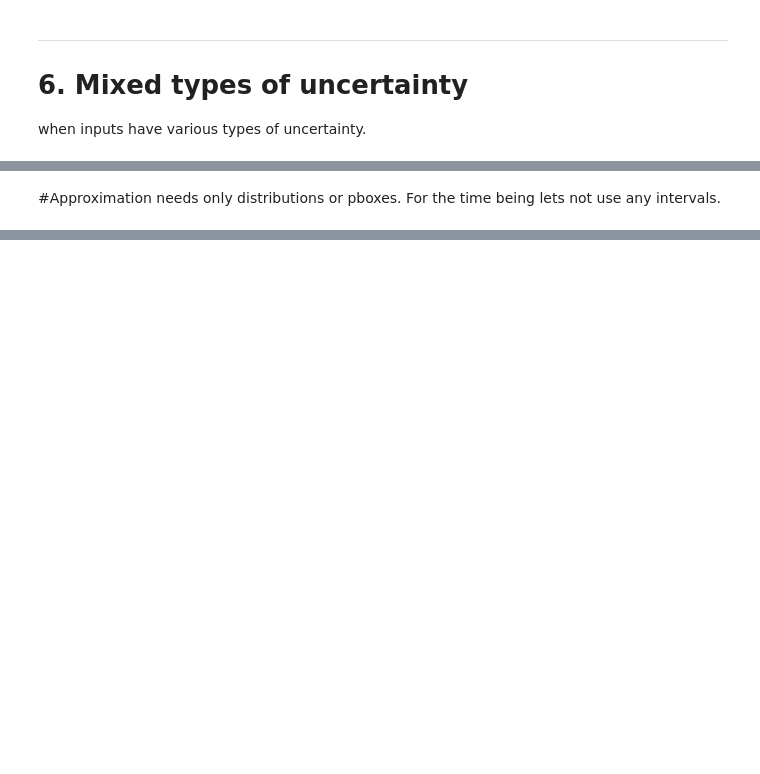
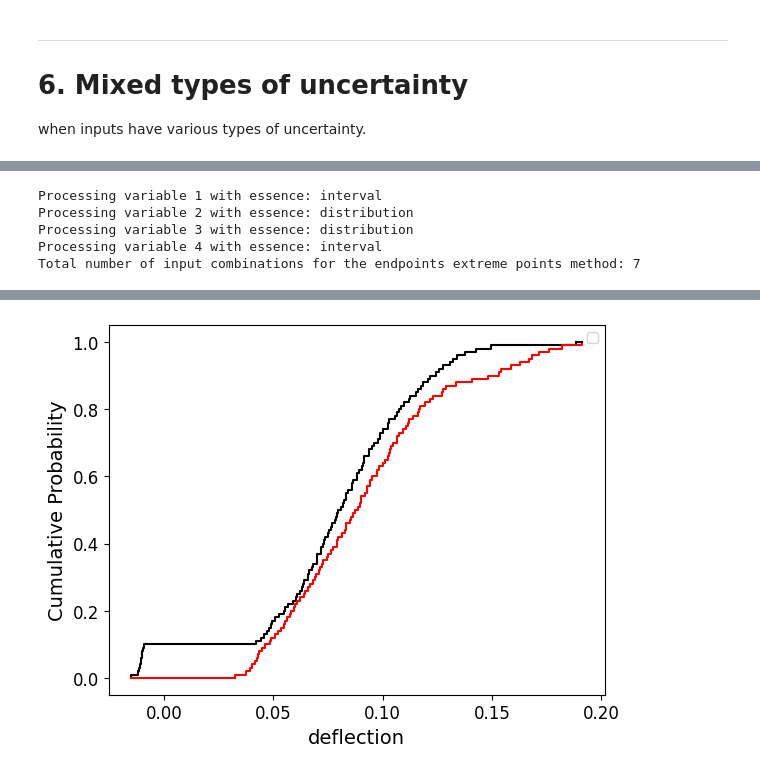
Before and after one commit to leslieDLcy/PyUncertainNumber, a Jupyter notebook: src/PyUncertainNumber/propagation/UP_demonstration[CantileverBbeam].ipynb, the cells around one changed output, grey strips where cells are left out. Saved outputs shown, nothing was run; the diff lists cells and outputs as text; code cells hidden in the pictures; blank space fills up the shorter version.

```diff
--- a/src/PyUncertainNumber/propagation/UP_demonstration[CantileverBbeam].ipynb
+++ b/src/PyUncertainNumber/propagation/UP_demonstration[CantileverBbeam].ipynb
@@ -530,13 +574,18 @@ when inputs have various types of uncertainty.
 # %%
-# y = UN(name='distance to neutral axis', symbol='y', units='m', essence='distribution', distribution_parameters=["gaussian", [0.15, 0.00333]])
-# L = UN(name='beam length', symbol='L', units='m', essence='distribution', distribution_parameters=["gaussian", [10.05, 0.033]])
-I = UN(name='moment of inertia', symbol='I', units='m', essence='distribution', distribution_parameters=["gaussian", [0.000454, 4.5061e-5]])
-F = UN(name='vertical force', symbol='F', units='kN', essence='distribution', distribution_parameters=["gaussian", [24, 8.67]])
-    # E = N(name='elastic modulus', symbol='E', units='GPa', essence='distribution', distribution_parameters=["gaussian", [210, 6.67]])
+# y = UN(name='distance to neutral axis', symbol='y', units='m', essence='distribution',
+# distribution_parameters=["gaussian", [0.15, 0.0021]])
+# L = UN(name='beam length', symbol='L', units='m', essence='distribution',
+# distribution_parameters=["gaussian", [10.05, 0.033]])
+#I = UN(name='moment of inertia', symbol='I', units='m', essence='distribution',
+# distribution_parameters=["gaussian", [0.0005, 4.5061e-5]])
+F = UN(name='vertical force', symbol='F', units='kN', essence='distribution',
+       distribution_parameters=["gaussian", [24, 8.67]])
+# E = UN(name='elastic modulus', symbol='E', units='GPa', essence='distribution',
+#        distribution_parameters=["gaussian", [210, 2.10]])
 
 # y = UN(name='beam width', symbol='y', units='m', essence='interval', bounds=[0.145, 0.155])
 L = UN(name='beam length', symbol='L', units='m', essence='interval', bounds= [9.95, 10.05])
-# I = UN(name='moment of inertia', symbol='I', units='m', essence='interval', bounds= [0.0003861591, 0.0005213425])
+I = UN(name='moment of inertia', symbol='I', units='m', essence='interval', bounds= [0.0003861591, 0.0005213425])
 # F = UN(name='vertical force', symbol='F', units='kN', essence='interval', bounds= [11, 37])
 E = UN(name='elastic modulus', symbol='E', units='GPa', essence='interval', bounds=[200, 220])
 # %%
@@ -555,13 +674,17 @@ a = Propagation(vars=[L, I, F, E],
 # %%
-METHOD = "focused_discretisation_endpoints"
-
-a = mixed_propagation(vars=[L, I, F, E],
+METHOD = "focused_discretisation_extremepoints"
+b = Propagation(vars=[L, I, F, E],
           fun = cantilever_beam_deflection,
           # n_disc = 10,
-
           # tOp = 0.999,
           # bOt= 0.001,
-          # condensation = None,
+          #condensation = 100,
           method = METHOD,
           save_raw_data = "no"
          )
+# %% [output]
+Processing variable 1 with essence: interval
+Processing variable 2 with essence: distribution
+Processing variable 3 with essence: distribution
+Processing variable 4 with essence: interval
+Total number of input combinations for the endpoints extreme points method: 7
@@ -600,2 +691,5 @@ a.bounds
-# %% [markdown]
-#Approximation needs only distributions or pboxes. For the time being lets not use any intervals.
+# %%
+labels = ['extremepoints']
+plot_pbox(xL=b.raw_data['min'][0]['f'], xR=b.raw_data['max'][0]['f'],  p=None,
+           xlabel= 'deflection' , labels= labels)
+# %% [output]
@@ -602,3 +697,4 @@ a.bounds
+[figure, added]
 # %%
 # y = UN(name='beam width', symbol='y', units='m', essence='interval', bounds=[0.145, 0.155]) # Required only for stress estimation
 L = UN(name='beam length', symbol='L', units='m', essence='distribution', distribution_parameters=["gaussian", [10.05, 0.033]])
```
Also changed, not shown: parts of 72 cells of this notebook, 3 other files.
